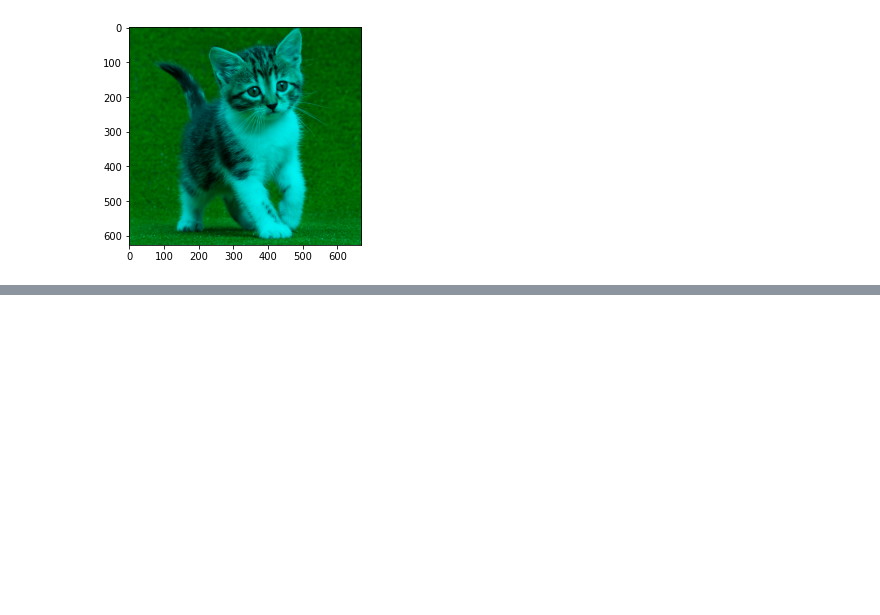
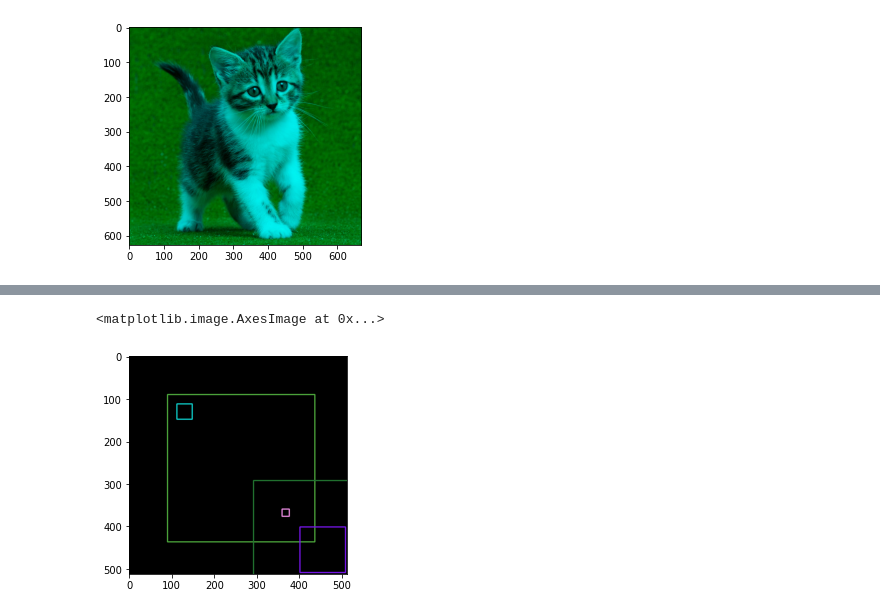
Before and after one commit to mahe62/PCVK_genap_2021, a Jupyter notebook: week2.ipynb, the cells around one changed output, grey strips where cells are left out. Saved outputs shown, nothing was run; the diff lists cells and outputs as text; code cells hidden in the pictures; blank space fills up the shorter version.

```diff
--- a/week2.ipynb
+++ b/week2.ipynb
@@ -144,0 +160,15 @@ plt.imshow(img6)
+# %%
+import random
+
+black_img3 = np.zeros(shape=(512,512,3),dtype=np.int32)
+for x in range(5):
+  aw = random.randint(0,600)
+  ak = random.randint(0,600)
+
+  color = (random.randint(0,255),random.randint(0,255),random.randint(0,255))
+  black_img3 = cv.rectangle(black_img3, (aw , aw), (ak, ak), color, thickness =2)
+
+plt.imshow(black_img3)
+# %% [output]
+<matplotlib.image.AxesImage at 0x...>
+[figure, added]
```
Also changed, not shown: parts of 7 cells of this notebook.
